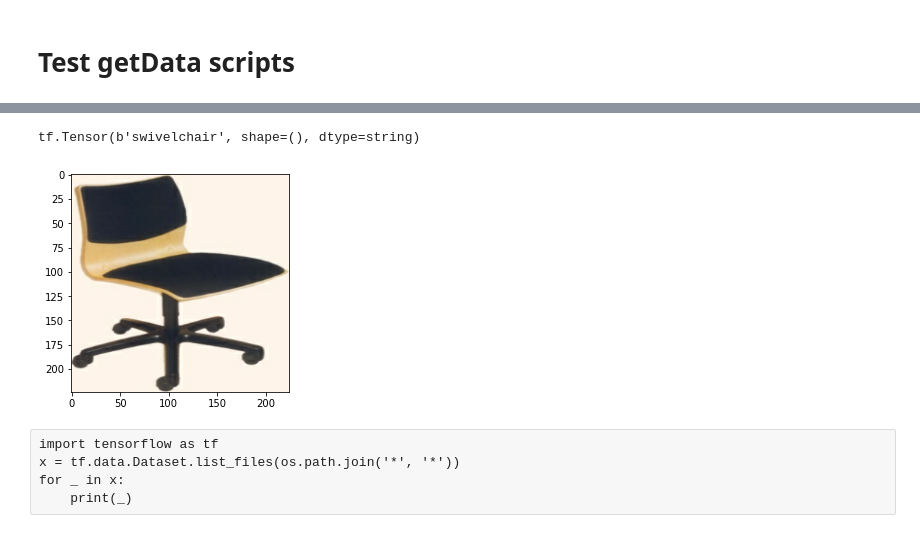
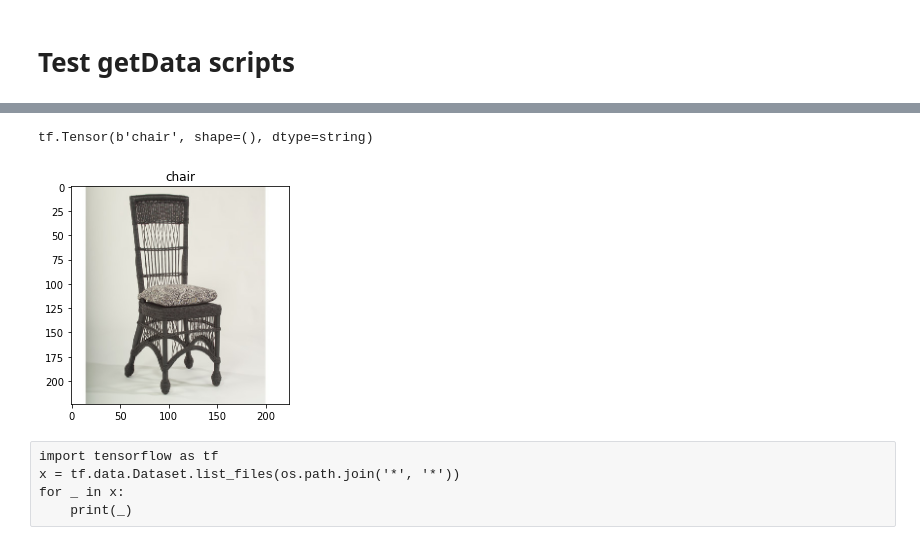
Before and after one commit to dani16antonio/Visual-Search-Furniture, a Jupyter notebook: notebook/Explore data.ipynb, the cells around one changed output, grey strips where cells are left out. Saved outputs shown, nothing was run; the diff lists cells and outputs as text; code cells hidden in the pictures.

```diff
--- a/notebook/Explore data.ipynb
+++ b/notebook/Explore data.ipynb
@@ -18,0 +16,2 @@ tensorflow.python.data.ops.dataset_ops.TakeDataset
+# %%
+x = [x for x in train.take(2)]
@@ -19,10 +38,11 @@ tensorflow.python.data.ops.dataset_ops.TakeDataset
 # %%
-for x in X_train.take(1):
-    print(x)
-    plt.imshow(x)
+for x in train.take(1):
+    print(x[1])
+    plt.imshow(x[0])
+    plt.title(x[1].numpy().decode('ascii'))
 # %% [output]
-tf.Tensor(b'swivelchair', shape=(), dtype=string)
+tf.Tensor(b'chair', shape=(), dtype=string)
-[figure, old version]
+[figure, new version]
 # %% [raw]
 import tensorflow as tf
 x = tf.data.Dataset.list_files(os.path.join('*', '*'))
```
Also changed, not shown: parts of 2 cells of this notebook, 1 other file.
